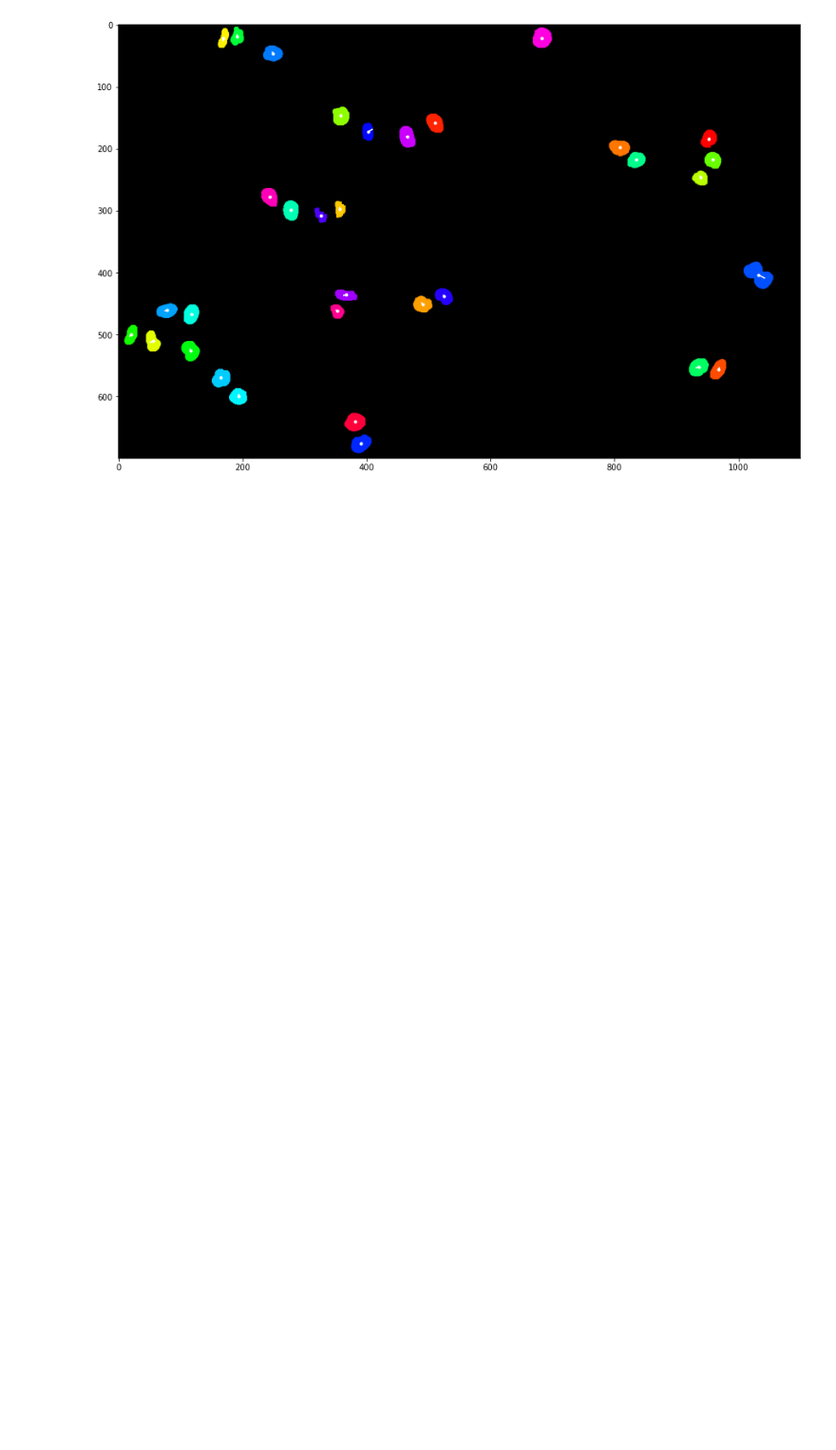
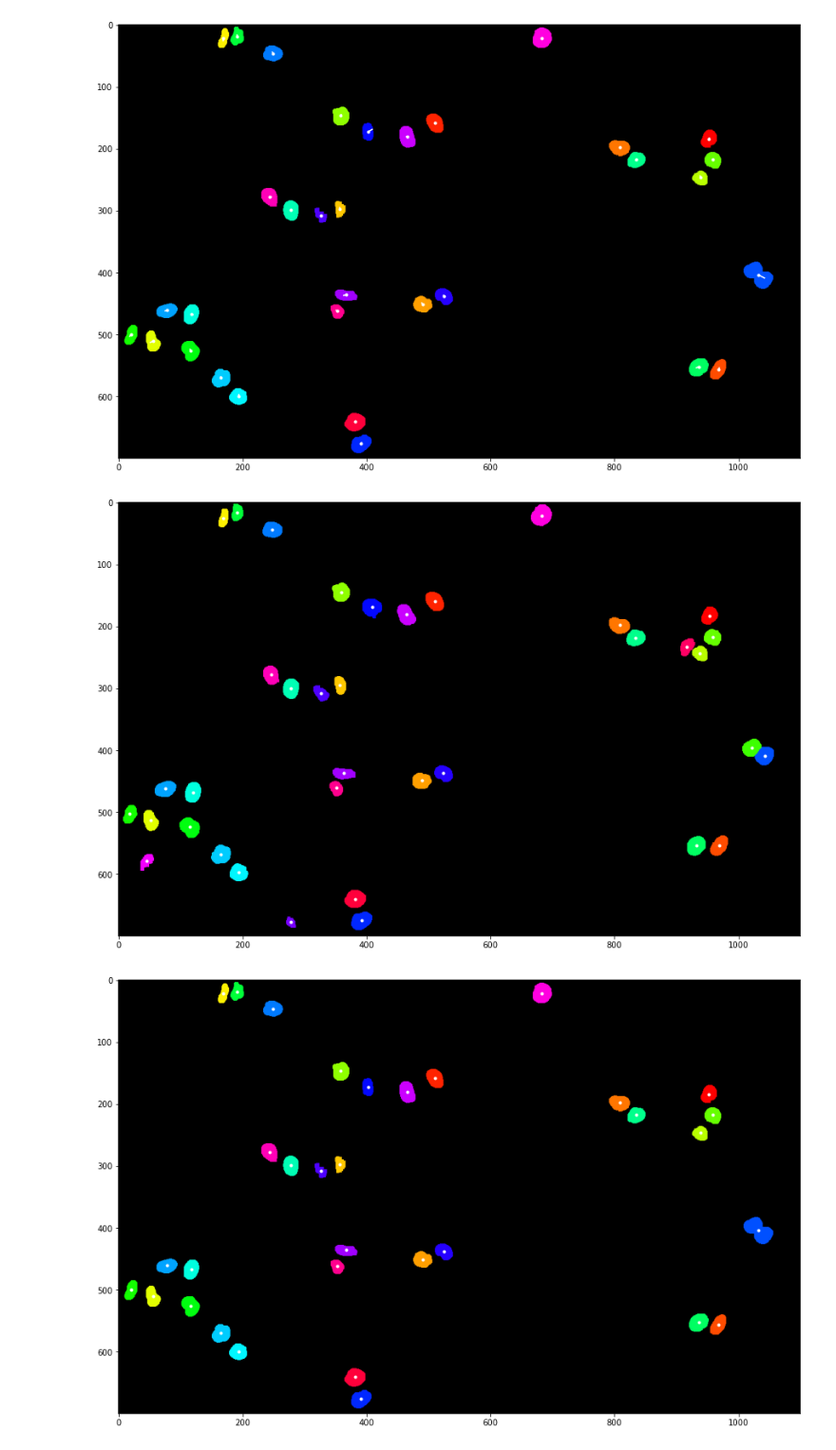
Before and after one commit to moates695/cs9517_Group_Project, a Jupyter notebook: marcus/tracking.ipynb, the cells around one changed output. Shown at 95% size. Cells and saved outputs as stored; diff of their text form; code cells hidden in the pictures; blank space fills up the shorter version.

Commit message:
initial tracking data

```diff
--- a/marcus/tracking.ipynb
+++ b/marcus/tracking.ipynb
@@ -206,14 +206,15 @@ def colour_label_image(pts_labels, show_img=True, max=None):
     return rgba_img
 
 # plot scatter of centroids over the colour labelled image
-def plt_rgb_img_scatter(centroids, pts_labels, change, max=None):
+def plt_rgb_img_scatter(centroids, pts_labels, change=None, max=None):
     rgb_img = colour_label_image(pts_labels, False, max)
     plt.figure(figsize=(15,15))
     plt.imshow(rgb_img)
     for (x, y) in centroids.keys():
         plt.scatter(y, x, c='white', marker='.')
-    for i,j  in change.values():
-        plt.plot(j,i, c='white')
+    if change != None:
+        for i,j  in change.values():
+            plt.plot(j,i, c='white')
     plt.show()
 
 # get cell contours (outlines) from points
@@ -442,6 +443,8 @@ for new in new_cells.keys():
     sequence_labels[-1] += 1
 # %%
 for pt, label in sequence_labels[1].items():
+    if label not in centroid_paths:
+        centroid_paths[label] = {}
     centroid_paths[label][1] = pt
 # %%
 global_labels[1] = {}
@@ -470,0 +530,12 @@ plt_rgb_img_scatter(cent1, global_labels[1], change, sequence_labels[-1])
+# %%
+subset = {}
+for i, (time, data) in enumerate(seq.items()):
+    if i > 5:
+        break
+    subset[time] = {}
+    subset[time] = data
+# %%
+nearest_neighbour(subset)
+# %% [output]
+[figure, added]
+[figure, added]
```
Also changed, not shown: parts of 2 cells of this notebook.
